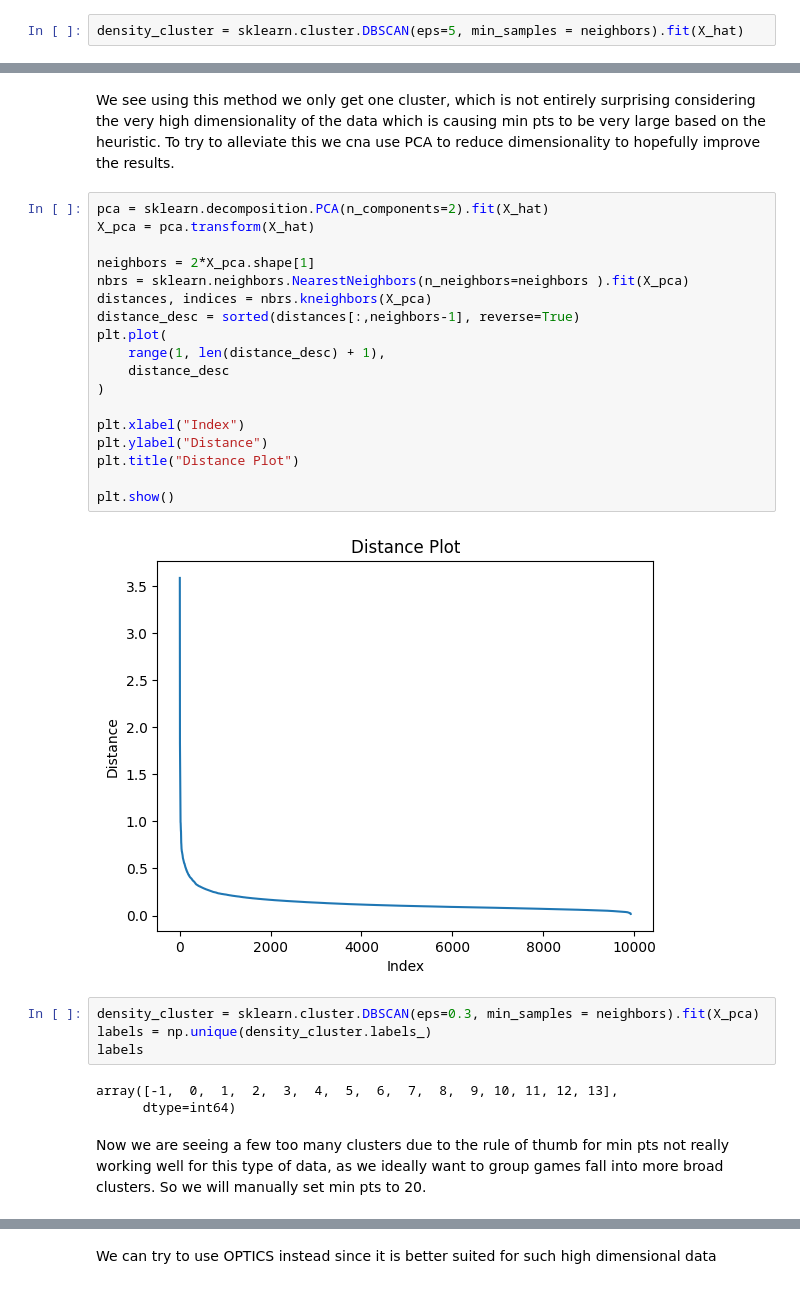
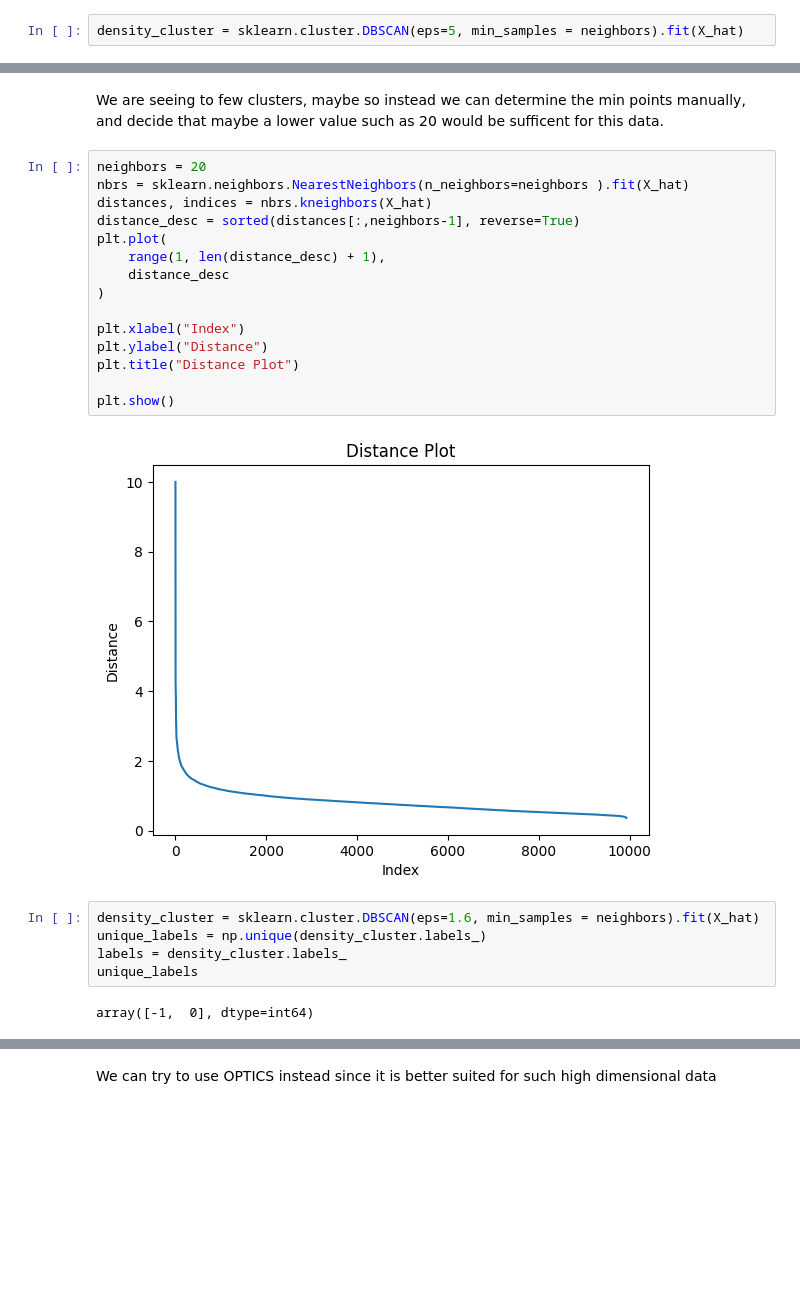
Before and after one commit to dwarfy35/Datamining_project, a Jupyter notebook: Daniel_project_notebook.ipynb, the cells around one changed output, grey strips where cells are left out. Drawn from its saved outputs; the diff is of its cells as text; blank space fills up the shorter version.

```diff
--- a/Daniel_project_notebook.ipynb
+++ b/Daniel_project_notebook.ipynb
@@ -140,31 +142,26 @@ labels
-# %% [markdown]
-We see using this method we only get one cluster, which is not entirely surprising considering the very high dimensionality of the data which is causing min pts to be very large based on the heuristic. To try to alleviate this we cna use PCA to reduce dimensionality to hopefully improve the results.
+# %% [markdown]
+We are seeing to few clusters, maybe so instead we can determine the min points manually, and decide that maybe a lower value such as 20 would be sufficent for this data.
 # %%
-pca = sklearn.decomposition.PCA(n_components=2).fit(X_hat)
-X_pca = pca.transform(X_hat)
-
-neighbors = 2*X_pca.shape[1]
-nbrs = sklearn.neighbors.NearestNeighbors(n_neighbors=neighbors ).fit(X_pca)
-distances, indices = nbrs.kneighbors(X_pca)
+neighbors = 20
+nbrs = sklearn.neighbors.NearestNeighbors(n_neighbors=neighbors ).fit(X_hat)
+distances, indices = nbrs.kneighbors(X_hat)
 distance_desc = sorted(distances[:,neighbors-1], reverse=True)
 plt.plot(
     range(1, len(distance_desc) + 1),
     distance_desc
 )
 
 plt.xlabel("Index")
 plt.ylabel("Distance")
 plt.title("Distance Plot")
 
 plt.show()
 # %% [output]
-[figure, old version]
+[figure, new version]
 # %%
-density_cluster = sklearn.cluster.DBSCAN(eps=0.3, min_samples = neighbors).fit(X_pca)
-labels = np.unique(density_cluster.labels_)
-labels
+density_cluster = sklearn.cluster.DBSCAN(eps=1.6, min_samples = neighbors).fit(X_hat)
+unique_labels = np.unique(density_cluster.labels_)
+labels = density_cluster.labels_
+unique_labels
 # %% [output]
-array([-1,  0,  1,  2,  3,  4,  5,  6,  7,  8,  9, 10, 11, 12, 13],
-      dtype=int64)
+array([-1,  0], dtype=int64)
-# %% [markdown]
-Now we are seeing a few too many clusters due to the rule of thumb for min pts not really working well for this type of data, as we ideally want to group games fall into more broad clusters. So we will manually set min pts to 20.
```
Also changed, not shown: parts of 21 cells of this notebook.
